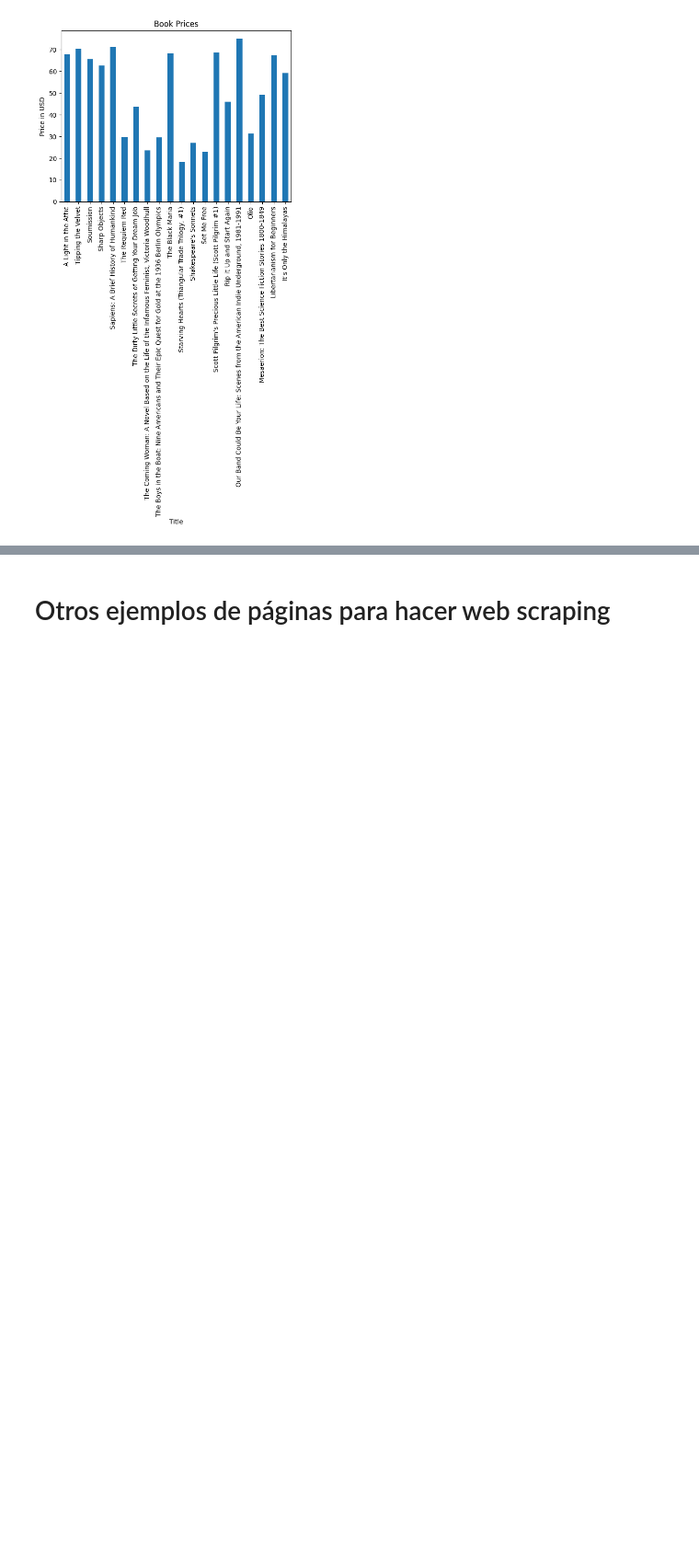
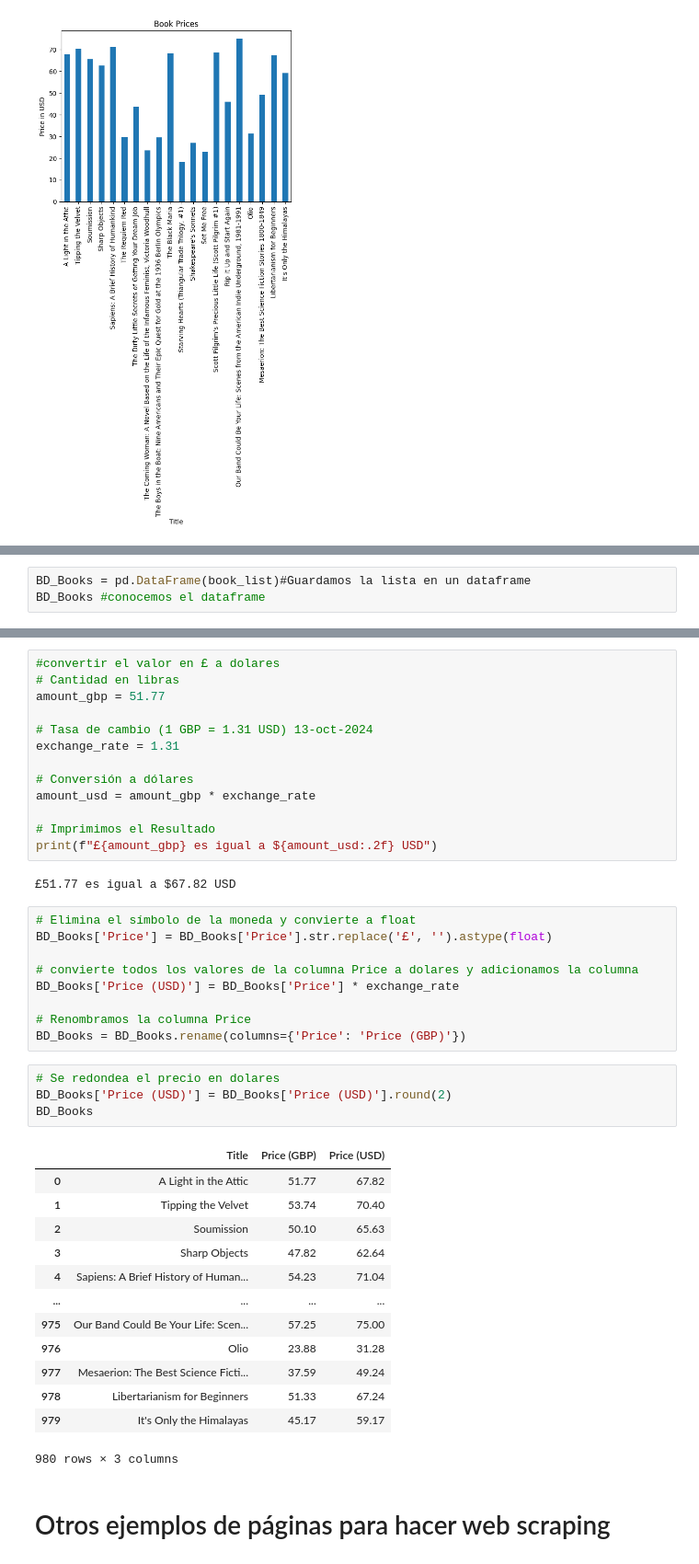
Before and after one commit to Juliodominguezcalderon/Talento_tech, a Jupyter notebook: web_scraping.ipynb, the cells around one changed output, grey strips where cells are left out. Shown at 92% size. Cells and saved outputs as stored; diff of their text form; blank space fills up the shorter version.

```diff
--- a/web_scraping.ipynb
+++ b/web_scraping.ipynb
@@ -299,0 +225,3 @@ for book2 in books2: #creando estructura repetitiva for
+# %%
+BD_Books = pd.DataFrame(book_list)#Guardamos la lista en un dataframe
+BD_Books #conocemos el dataframe
@@ -300,3 +242,45 @@ for book2 in books2: #creando estructura repetitiva for
+# %%
+#convertir el valor en £ a dolares
+# Cantidad en libras
+amount_gbp = 51.77
+
+# Tasa de cambio (1 GBP = 1.31 USD) 13-oct-2024
+exchange_rate = 1.31
+
+# Conversión a dólares
+amount_usd = amount_gbp * exchange_rate
+
+# Imprimimos el Resultado
+print(f"£{amount_gbp} es igual a ${amount_usd:.2f} USD")
+# %% [output]
+£51.77 es igual a $67.82 USD
+# %%
+# Elimina el símbolo de la moneda y convierte a float
+BD_Books['Price'] = BD_Books['Price'].str.replace('£', '').astype(float)
+
+# convierte todos los valores de la columna Price a dolares y adicionamos la columna
+BD_Books['Price (USD)'] = BD_Books['Price'] * exchange_rate
+
+# Renombramos la columna Price
+BD_Books = BD_Books.rename(columns={'Price': 'Price (GBP)'})
+# %%
+# Se redondea el precio en dolares
+BD_Books['Price (USD)'] = BD_Books['Price (USD)'].round(2)
+BD_Books
+# %% [output]
+|  | Title | Price (GBP) | Price (USD) |
+| 0 | A Light in the Attic | 51.77 | 67.82 |
+| 1 | Tipping the Velvet | 53.74 | 70.40 |
+| 2 | Soumission | 50.10 | 65.63 |
+| 3 | Sharp Objects | 47.82 | 62.64 |
+| 4 | Sapiens: A Brief History of Human... | 54.23 | 71.04 |
+| ... | ... | ... | ... |
+| 975 | Our Band Could Be Your Life: Scen... | 57.25 | 75.00 |
+| 976 | Olio | 23.88 | 31.28 |
+| 977 | Mesaerion: The Best Science Ficti... | 37.59 | 49.24 |
+| 978 | Libertarianism for Beginners | 51.33 | 67.24 |
+| 979 | It's Only the Himalayas | 45.17 | 59.17 |
+980 rows × 3 columns
 # %% [markdown]
 # Otros ejemplos de páginas para hacer web scraping
 # %%
```
Also changed, not shown: parts of 9 cells of this notebook.
